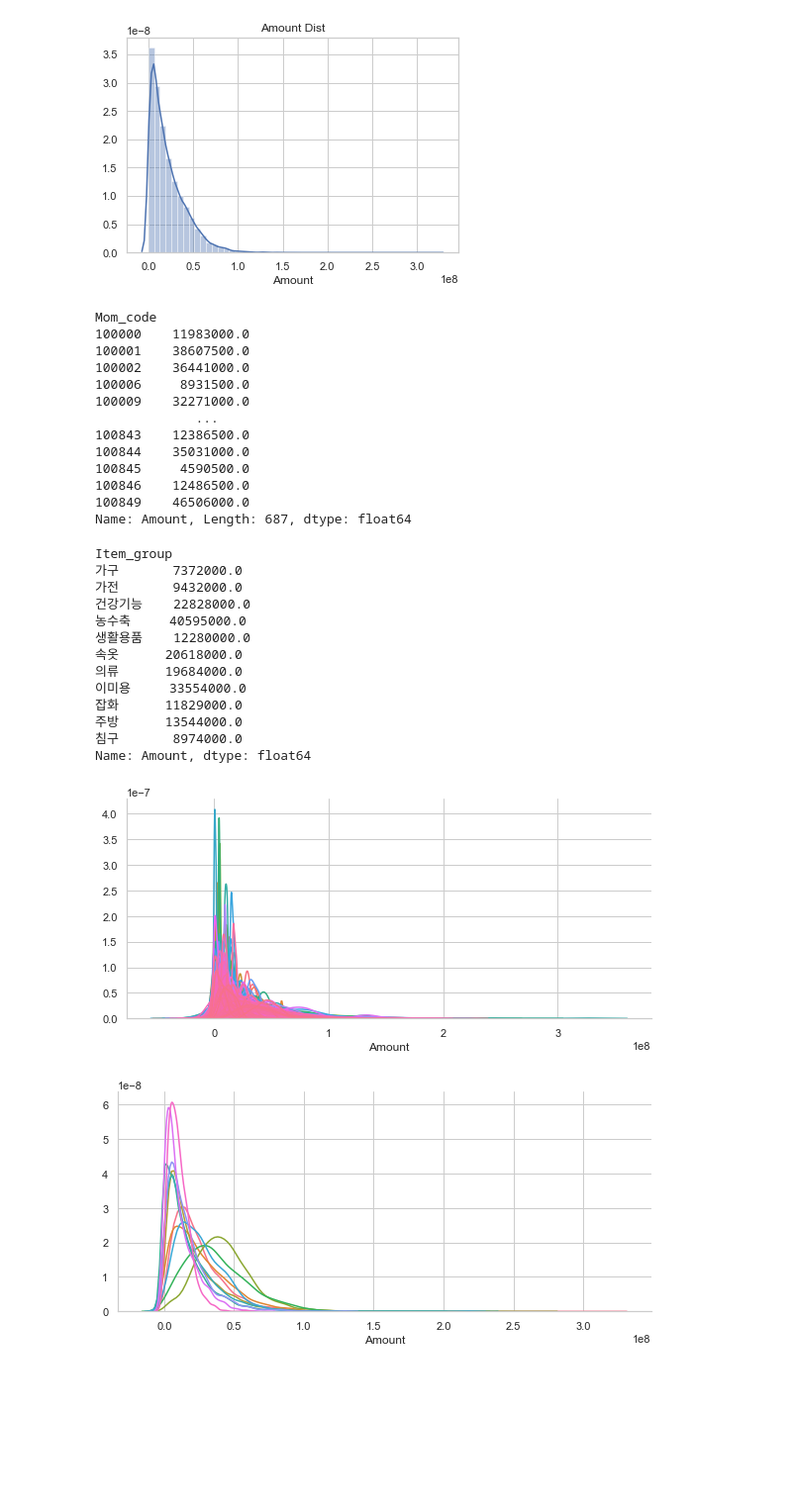
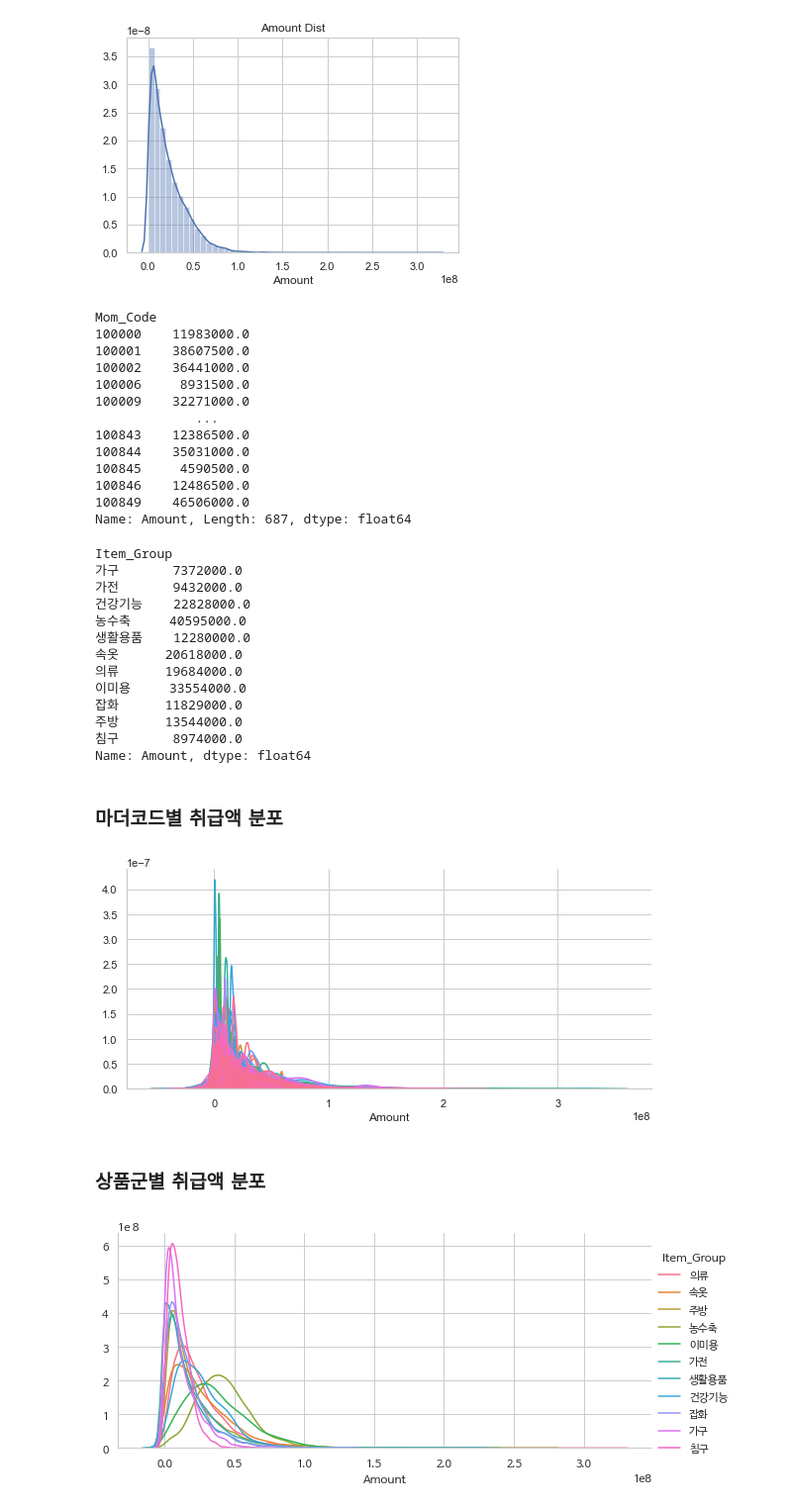
Before and after one commit to HolaTeo/BigContest, a Jupyter notebook: 빅콘.ipynb, the cells around one changed output. Shown at 99% size. Drawn from its saved outputs; the diff is of its cells as text; code cells hidden in the pictures; blank space fills up the shorter version.

```diff
--- a/빅콘.ipynb
+++ b/빅콘.ipynb
@@ -57,5 +81,5 @@ plt.show()
 # %%
-sale.dropna(subset=['Amount', 'Price'], inplace=True)
+sale.dropna(inplace=True)
 # %%
 sale['Price']
 # %% [output]
@@ -84,9 +117,9 @@ plt.show()
 # %% [output]
 [figure]
 # %%
-sale.groupby(sale.Mom_code).Amount.median()
+sale.groupby(sale.Mom_Code).Amount.median()
 # %% [output]
-Mom_code
+Mom_Code
 100000    11983000.0
 100001    38607500.0
 100002    36441000.0
@@ -100,9 +133,9 @@ Mom_code
 100849    46506000.0
 Name: Amount, Length: 687, dtype: float64
 # %%
-sale.groupby(sale.Item_group).Amount.median()
+sale.groupby(sale.Item_Group).Amount.median()
 # %% [output]
-Item_group
+Item_Group
 가구       7372000.0
 가전       9432000.0
 건강기능    22828000.0
@@ -115,15 +148,19 @@ Item_group
 주방      13544000.0
 침구       8974000.0
 Name: Amount, dtype: float64
+# %% [markdown]
+### 마더코드별 취급액 분포
 # %%
-g = sns.FacetGrid(sale, hue="Mom_code", height=4, aspect=2)
+g = sns.FacetGrid(sale, hue="Mom_Code", height=4, aspect=2)
 g.map(sns.kdeplot, "Amount")
 plt.show()
 # %% [output]
-[figure, old version]
+[figure, new version]
+# %% [markdown]
+### 상품군별 취급액 분포
 # %%
-g = sns.FacetGrid(sale, hue="Item_group", height=4, aspect=2)
-g.map(sns.kdeplot, "Amount")
+g = sns.FacetGrid(sale, hue="Item_Group", height=4, aspect=2)
+g.map(sns.kdeplot, "Amount").add_legend()
 plt.show()
 # %% [output]
-[figure, old version]
+[figure, new version]
```
Also changed, not shown: parts of 34 cells of this notebook.
